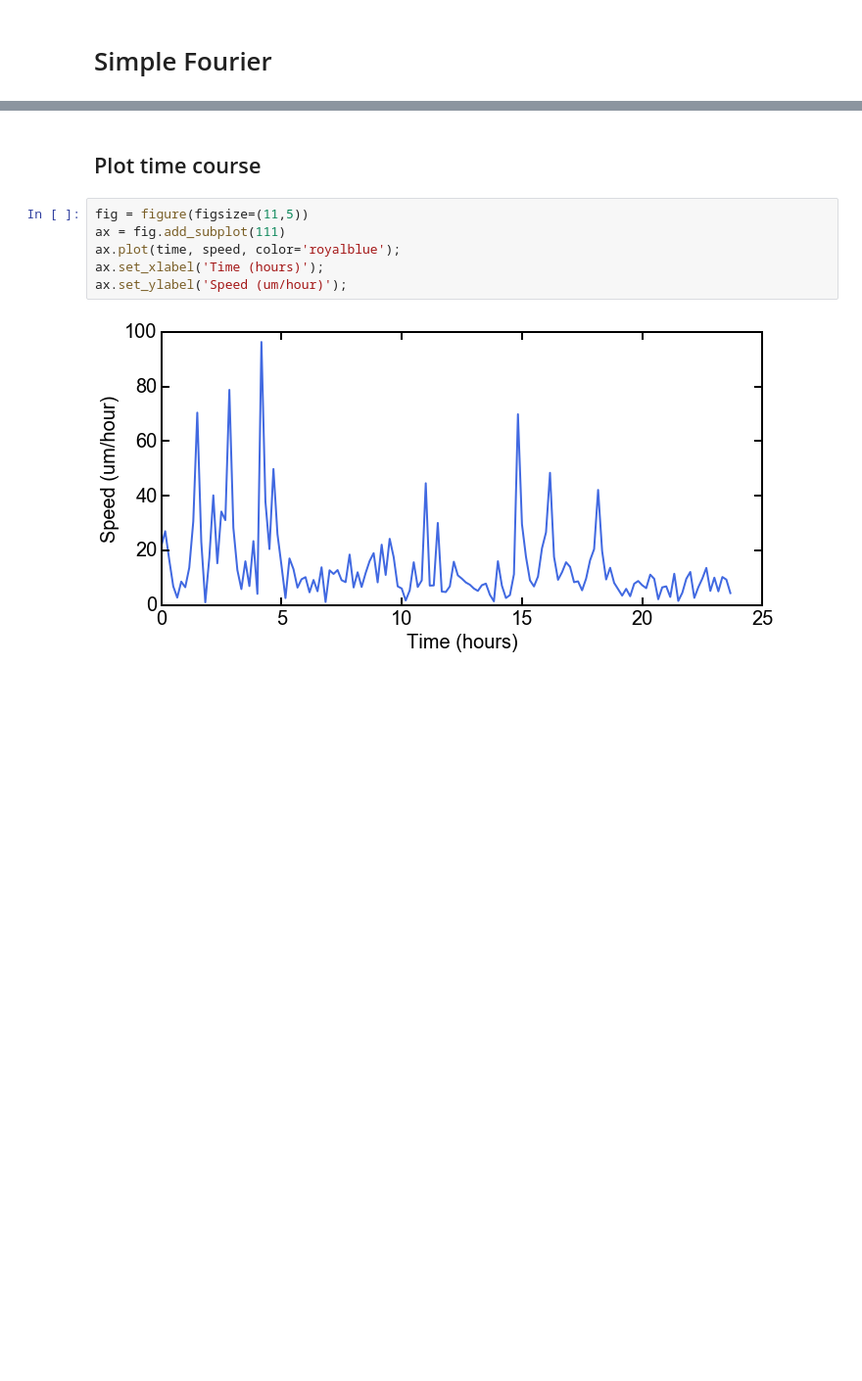
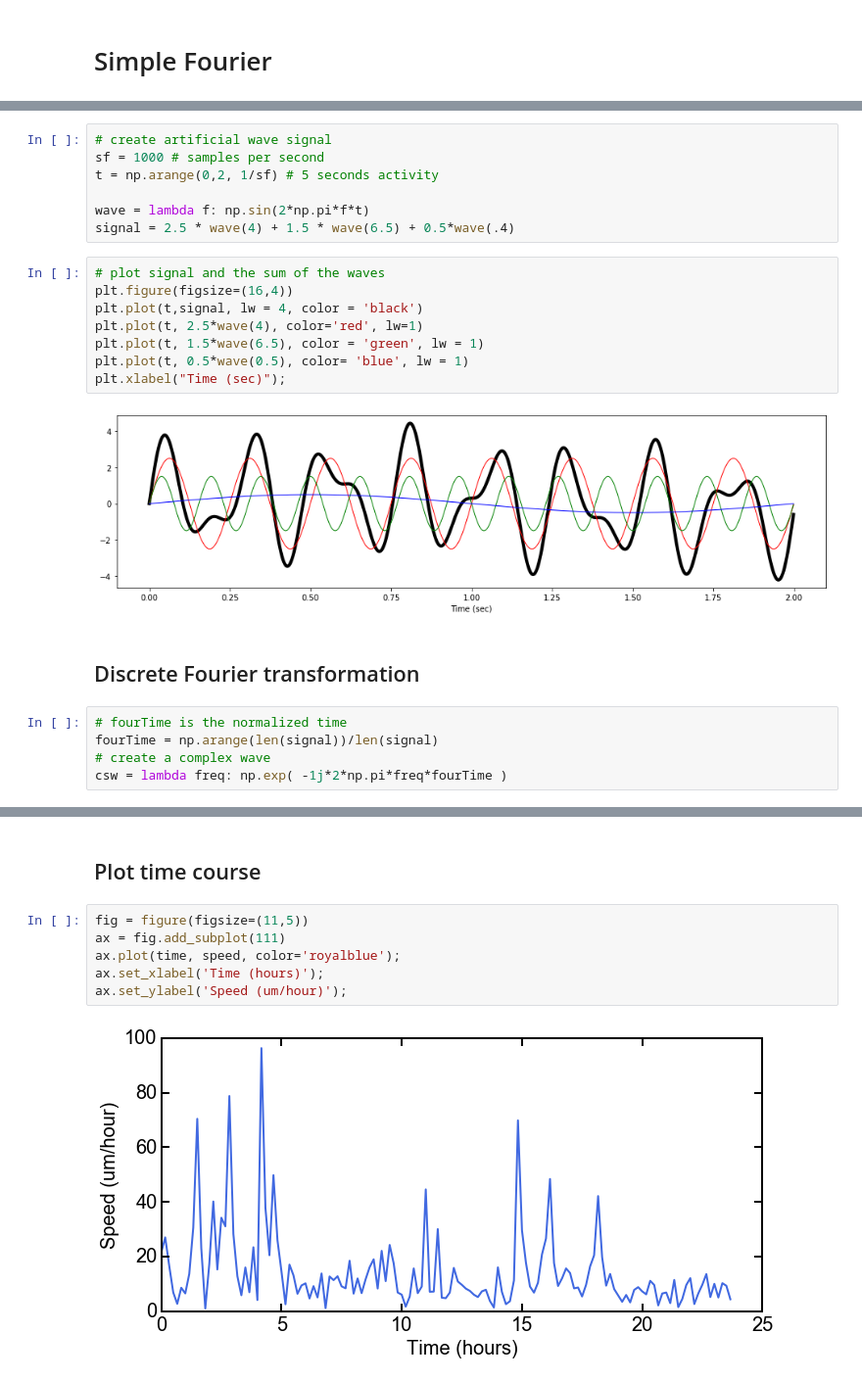
Before and after one commit to OrielBanne/myIPythonNotebooks, a Jupyter notebook: Signal_Processing/Simple_Fourier.ipynb, the cells around one changed output, grey strips where cells are left out. Shown at 98% size. Cells and saved outputs as stored; diff of their text form; blank space fills up the shorter version.

Commit message:
update Fourier transform

```diff
--- a/Signal_Processing/Simple_Fourier.ipynb
+++ b/Signal_Processing/Simple_Fourier.ipynb
@@ -10,0 +7,24 @@ Populating the interactive namespace from numpy and matplotlib
+# %%
+# create artificial wave signal
+sf = 1000 # samples per second
+t = np.arange(0,2, 1/sf) # 5 seconds activity
+
+wave = lambda f: np.sin(2*np.pi*f*t)
+signal = 2.5 * wave(4) + 1.5 * wave(6.5) + 0.5*wave(.4)
+# %%
+# plot signal and the sum of the waves
+plt.figure(figsize=(16,4))
+plt.plot(t,signal, lw = 4, color = 'black')
+plt.plot(t, 2.5*wave(4), color='red', lw=1)
+plt.plot(t, 1.5*wave(6.5), color = 'green', lw = 1)
+plt.plot(t, 0.5*wave(0.5), color= 'blue', lw = 1)
+plt.xlabel("Time (sec)");
+# %% [output]
+[figure, added]
+# %% [markdown]
+<H2>Discrete Fourier transformation</H2>
+# %%
+# fourTime is the normalized time
+fourTime = np.arange(len(signal))/len(signal)
+# create a complex wave
+csw = lambda freq: np.exp( -1j*2*np.pi*freq*fourTime )
```
Also changed, not shown: parts of 6 cells of this notebook.
